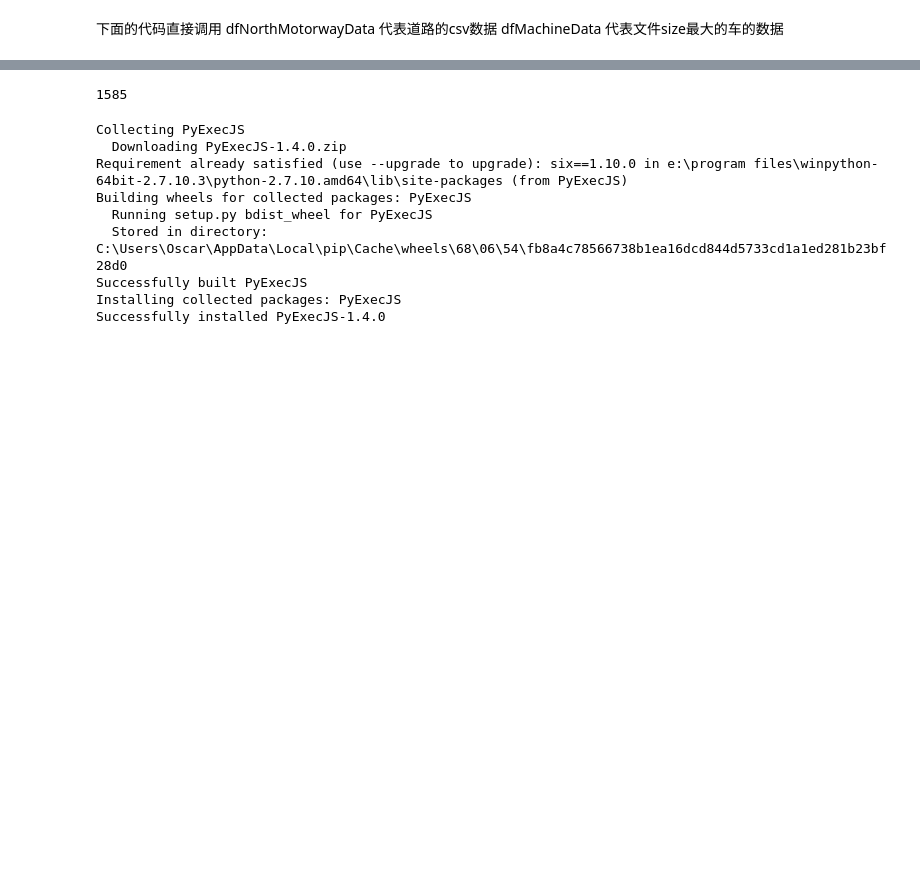
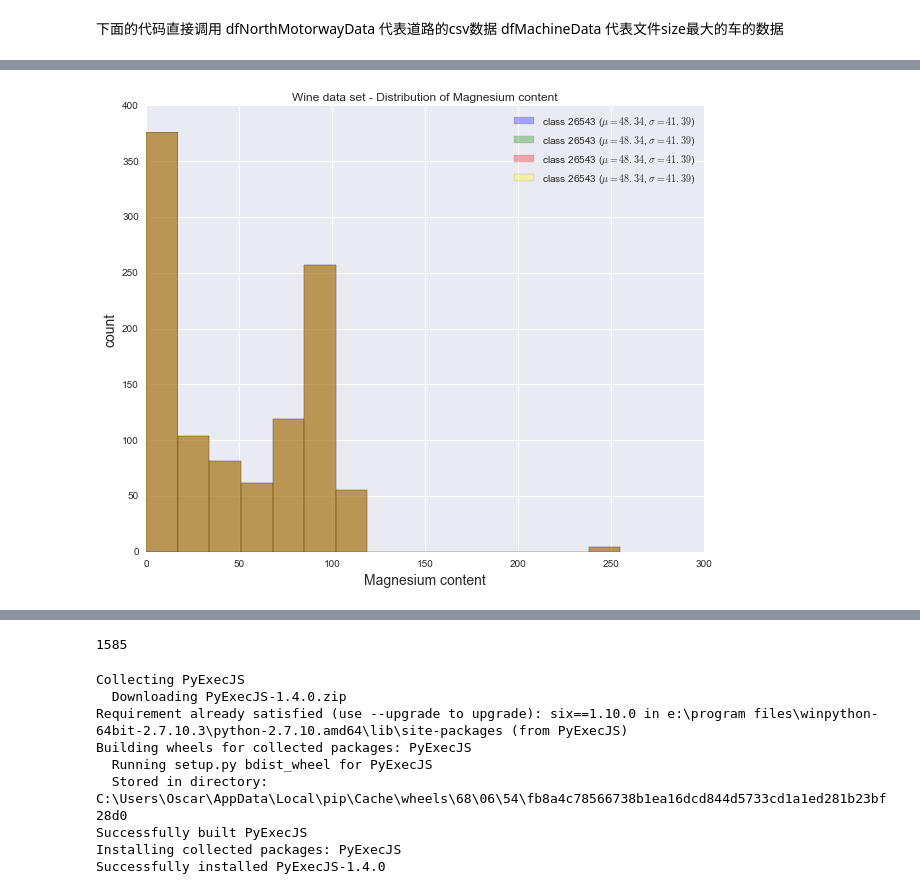
Before and after one commit to OscarZhou/DataScienceProject3, a Jupyter notebook: Project3/Notebook/exploratory notebook.ipynb, the cells around one changed output, grey strips where cells are left out. Cells and saved outputs as stored; diff of their text form; code cells hidden in the pictures; blank space fills up the shorter version.

```diff
--- a/Project3/Notebook/exploratory notebook.ipynb
+++ b/Project3/Notebook/exploratory notebook.ipynb
@@ -172,0 +388,23 @@ dfMachineData = pd.read_csv("../CleanedDatasets/Machine data/5234-2016-03-16 162
+# %%
+from matplotlib import pyplot as plt
+
+plt.figure(figsize=(10,8))
+
+colors = ('blue', 'green','red','yellow')
+
+for label,color in zip(dfsizeL10['machine_id'], colors):
+    mean = np.mean(dfsizeL10['speed_gps_kph'][dfsizeL10['machine_id'] == label]) # class sample mean
+    stdev = np.std(dfsizeL10['speed_gps_kph'][dfsizeL10['machine_id'] == label]) # class standard deviation
+    dfsizeL10['speed_gps_kph'][dfsizeL10['machine_id'] == label].hist(alpha=0.3, # opacity level
+             label='class {} ($\mu={:.2f}$, $\sigma={:.2f}$)'.format(label, mean, stdev),
+             color=color,
+             bins=15)
+
+plt.title('Wine data set - Distribution of Magnesium content')
+plt.xlabel('Magnesium content', fontsize=14)
+plt.ylabel('count', fontsize=14)
+plt.legend(loc='upper right')
+
+plt.show()
+# %% [output]
+[figure, added]
```
Also changed, not shown: parts of 28 cells of this notebook.
